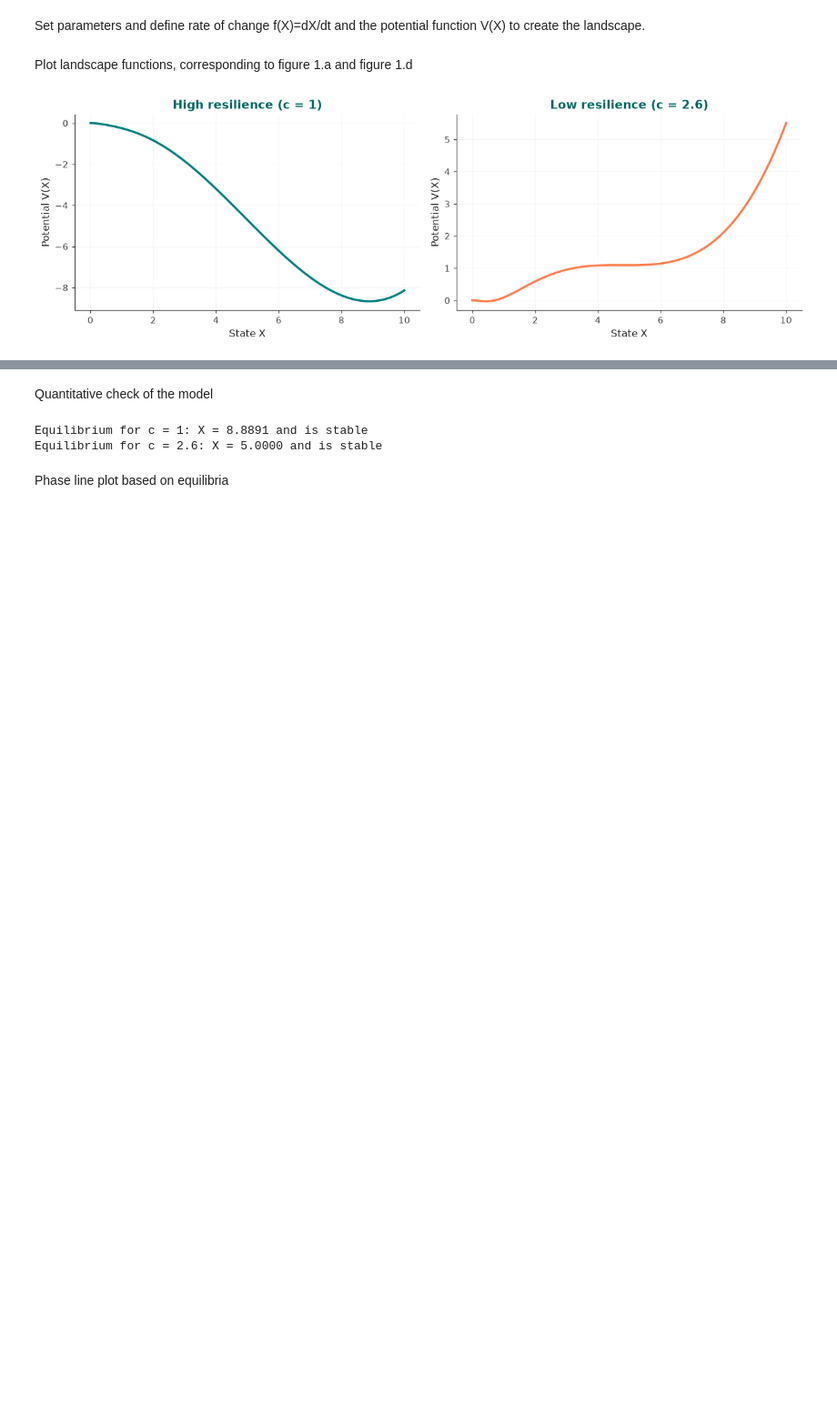
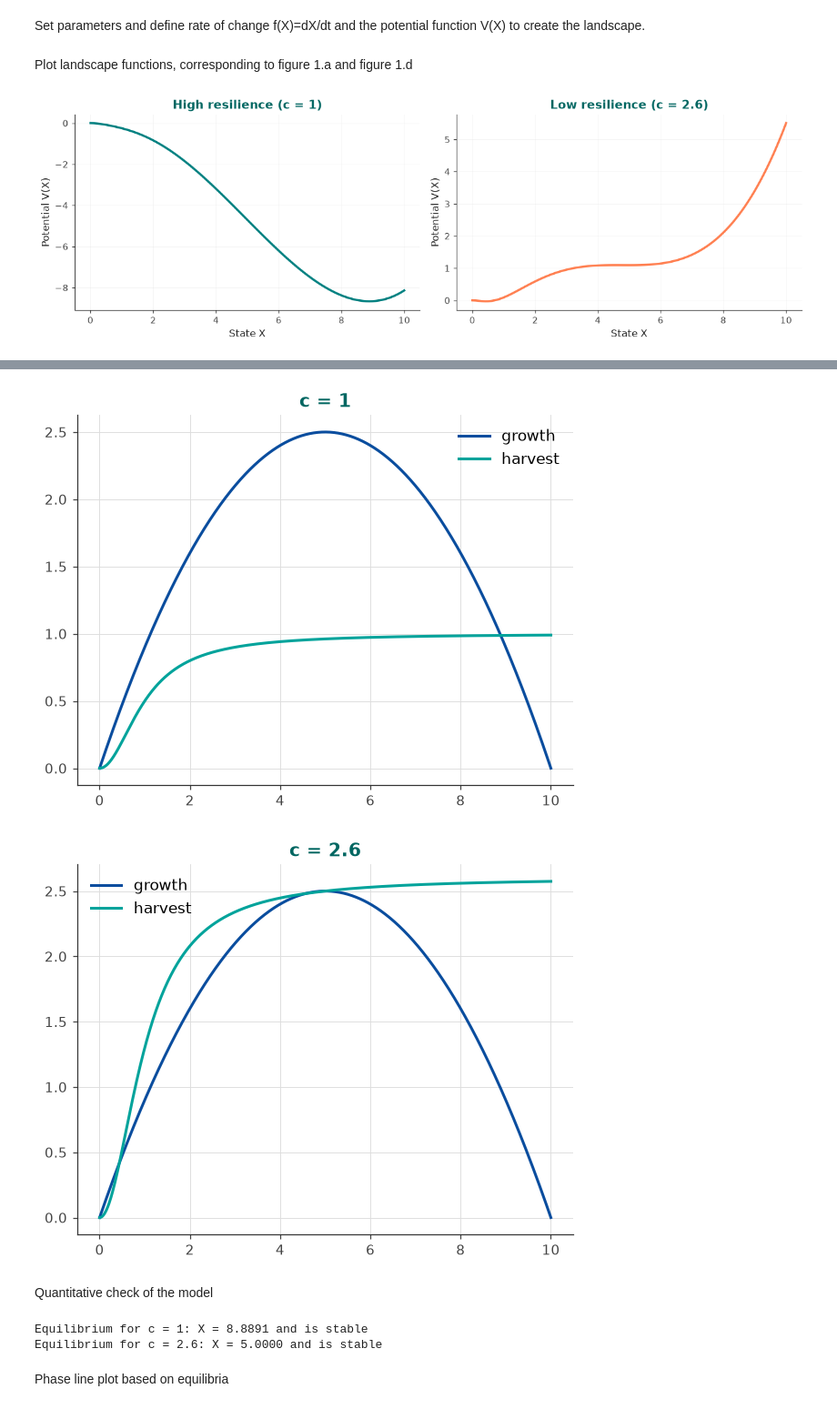
Before and after one commit to betsplie/CSassignment2, a Jupyter notebook: plots.ipynb, the cells around one changed output, grey strips where cells are left out. Shown at 91% size. Saved outputs shown, nothing was run; the diff lists cells and outputs as text; code cells hidden in the pictures; blank space fills up the shorter version.

```diff
--- a/plots.ipynb
+++ b/plots.ipynb
@@ -173,12 +175,7 @@ plt.show()
 # %%
-X = np.linspace(0, 10, 1000)
-
-for c in [c_high, c_low]:
-    plt.plot(X, X*(1 - X/K), label="growth")
-    plt.plot(X, c*X**2/(X**2 + 1), label="harvest")
-    plt.title(f"c = {c}")
-    plt.legend()
-    plt.show()
+# %% [output]
+[figure, added]
+[figure, added]
 # %% [markdown]
 Quantitative check of the model
 # %%
```
Also changed, not shown: parts of 3 cells of this notebook.
